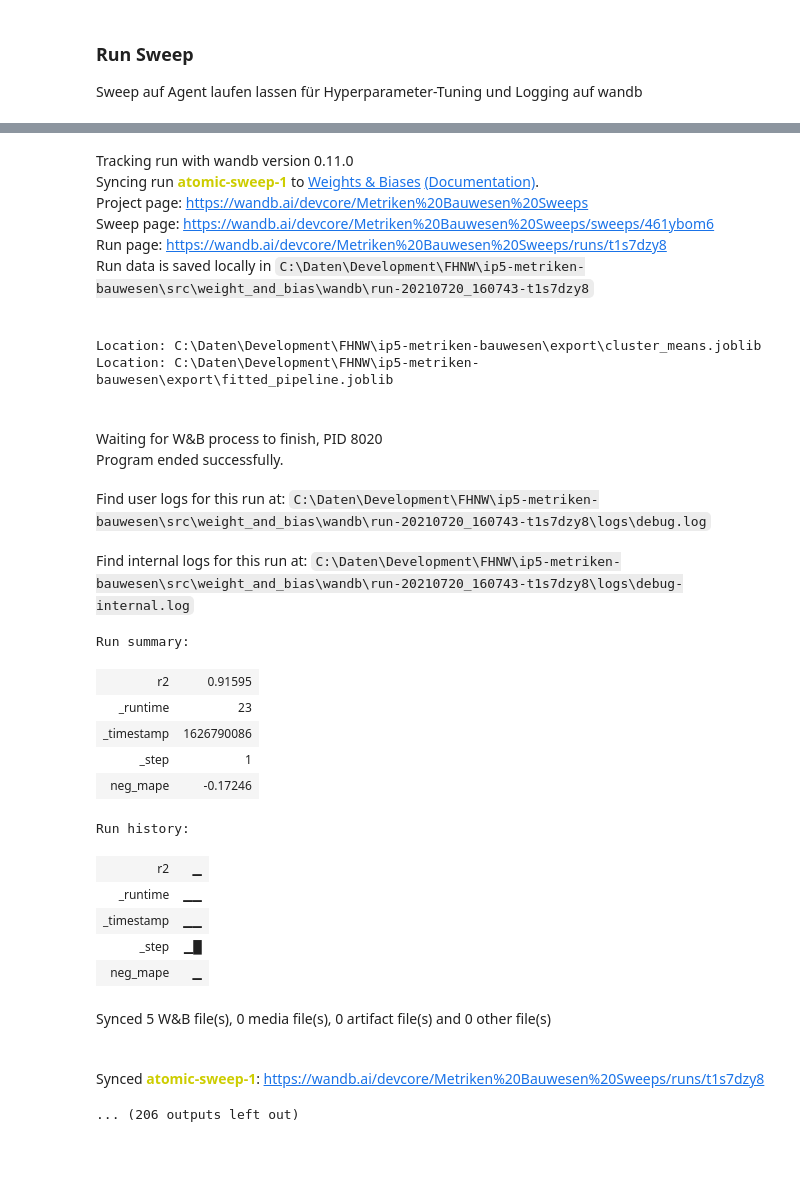
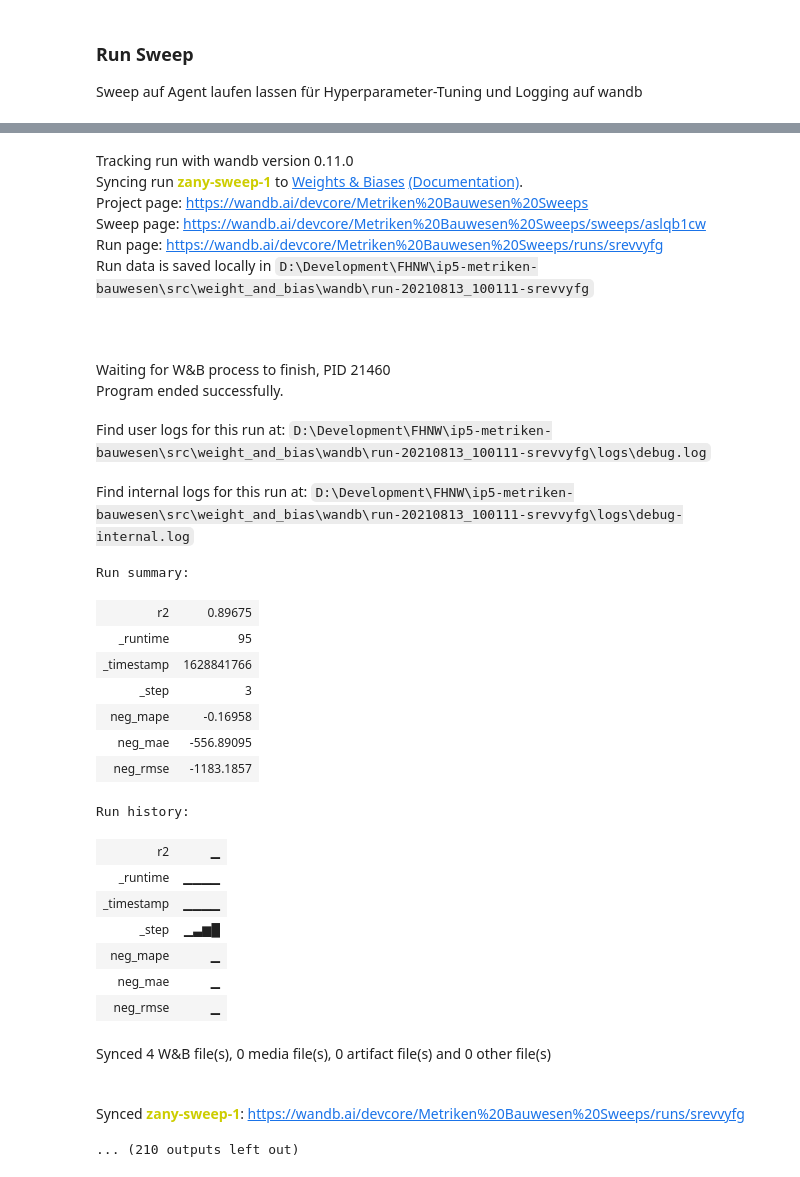
Before and after one commit to FHNW-RW/ip5-metriken-bauwesen, a Jupyter notebook: src/weight_and_bias/wandb-tuning.ipynb, the cells around one changed output, grey strips where cells are left out. Saved outputs shown, nothing was run; the diff lists cells and outputs as text; code cells hidden in the pictures.

```diff
--- a/src/weight_and_bias/wandb-tuning.ipynb
+++ b/src/weight_and_bias/wandb-tuning.ipynb
@@ -10,11 +10,11 @@ import wandb
 wandb.login()
 
 sweep_config = {
-  'name' : 'GradientBoosting-soft-rain-64-grenze',
+  'name' : 'GradientBoosting-Loss-NF-LAD',
   'method' : 'random',
   'parameters' : {
     'n_estimators' : {
-      'values' : [512, 768, 1024, 1536, 2048]
+      'values' : [256, 512, 768, 1024]
     },
     'learning_rate' :{
       'min': 0.01,
@@ -25,10 +25,10 @@ sweep_config = {
       'max': 0.85
     },
     'max_depth' :{
-      'values' : [10,11,12,15,18,20,30]
+      'values' : [4, 5, 6, 7, 8, 10, 12]
     },
     'min_samples_split' :{
-      'values' : [4, 5, 6, 8, 10, 15]
+      'values' : [4, 5, 6, 8, 10]
     }
   }
 }
@@ -51,15 +51,16 @@ import src.package.ml_helper as ml_helper
 import src.package.importer_usages as imp_usg
 from numpy import mean
 
+# load dataset
+df = im.get_extended_dataset('../package/datasets/train_set.csv')
+df, usage_types = imp_usg.extract_usage_details(df, highest_only=True, combine_garages=True)
+df = ml_helper.remove_outliers(df, factor=2.3)
+
+X, y = ml_helper.ml_dataset_full(df, field_to_predict=c.FIELD_AREA_USAGE, additional_features=[c.FIELD_AREA_TOTAL_FLOOR_416])
+
 def train():
-    config = {'model': 'GradientBoost', 'run': 'fanciful-snowball-68'}
+    config = {'model': 'GradientBoost', 'run': 'none'}
     with wandb.init(config=config):
-        # load dataset
-        df = im.get_extended_dataset('../package/datasets/train_set.csv')
-        df, usage_types = imp_usg.extract_usage_details(df, highest_only=True, combine_garages=True)
-        df = ml_helper.remove_outliers(df, factor=2.3)
-
-        X, y = ml_helper.ml_dataset_full(df, additional_features=[c.FIELD_AREA_TOTAL_FLOOR_416])
 
         # model with hyperparameter
         config = wandb.config
@@ -68,13 +69,16 @@ def train():
                                          subsample=config.subsample,
                                          n_estimators=config.n_estimators,
                                          max_depth=config.max_depth,
-                                         min_samples_split=config.min_samples_split,)
+                                         min_samples_split=config.min_samples_split,
+                                         loss='lad')
 
         # evaluate with cv and log to wandb
         cv=RepeatedKFold(n_splits=5, n_repeats=3, random_state=0)
-        scores = cross_validate(regr, X, y, cv=cv, scoring=['r2', 'neg_mean_absolute_percentage_error'])
+        scores = cross_validate(regr, X, y, cv=cv, scoring=['r2', 'neg_mean_absolute_percentage_error', 'neg_mean_absolute_error', 'neg_root_mean_squared_error'])
         wandb.log({'r2': mean(scores['test_r2'])})
         wandb.log({'neg_mape': mean(scores['test_neg_mean_absolute_percentage_error'])})
+        wandb.log({'neg_mae': mean(scores['test_neg_mean_absolute_error'])})
+        wandb.log({'neg_rmse': mean(scores['test_neg_root_mean_squared_error'])})
 
-wandb.agent(sweep_id, train, count=200)
+wandb.agent(sweep_id, train, count=100)
 # %% [output]
@@ -87,27 +104,29 @@ wandb:  subsample: 0.8184520482870505
 Tracking run with wandb version 0.11.0
-Syncing run atomic-sweep-1 to Weights & Biases (Documentation).
+Syncing run zany-sweep-1 to Weights & Biases (Documentation).
 Project page: https://wandb.ai/devcore/Metriken%20Bauwesen%20Sweeps
-Sweep page: https://wandb.ai/devcore/Metriken%20Bauwesen%20Sweeps/sweeps/461ybom6
-Run page: https://wandb.ai/devcore/Metriken%20Bauwesen%20Sweeps/runs/t1s7dzy8
-Run data is saved locally in C:\Daten\Development\FHNW\ip5-metriken-bauwesen\src\weight_and_bias\wandb\run-20210720_160743-t1s7dzy8
+Sweep page: https://wandb.ai/devcore/Metriken%20Bauwesen%20Sweeps/sweeps/aslqb1cw
+Run page: https://wandb.ai/devcore/Metriken%20Bauwesen%20Sweeps/runs/srevvyfg
+Run data is saved locally in D:\Development\FHNW\ip5-metriken-bauwesen\src\weight_and_bias\wandb\run-20210813_100111-srevvyfg
-Location: C:\Daten\Development\FHNW\ip5-metriken-bauwesen\export\cluster_means.joblib
-Location: C:\Daten\Development\FHNW\ip5-metriken-bauwesen\export\fitted_pipeline.joblib
-Waiting for W&B process to finish, PID 8020
+Waiting for W&B process to finish, PID 21460
 Program ended successfully.
-Find user logs for this run at: C:\Daten\Development\FHNW\ip5-metriken-bauwesen\src\weight_and_bias\wandb\run-20210720_160743-t1s7dzy8\logs\debug.log
+Find user logs for this run at: D:\Development\FHNW\ip5-metriken-bauwesen\src\weight_and_bias\wandb\run-20210813_100111-srevvyfg\logs\debug.log
-Find internal logs for this run at: C:\Daten\Development\FHNW\ip5-metriken-bauwesen\src\weight_and_bias\wandb\run-20210720_160743-t1s7dzy8\logs\debug-internal.log
+Find internal logs for this run at: D:\Development\FHNW\ip5-metriken-bauwesen\src\weight_and_bias\wandb\run-20210813_100111-srevvyfg\logs\debug-internal.log
 Run summary:
-| r2 | 0.91595 |
-| _runtime | 23 |
-| _timestamp | 1626790086 |
-| _step | 1 |
-| neg_mape | -0.17246 |
+| r2 | 0.89675 |
+| _runtime | 95 |
+| _timestamp | 1628841766 |
+| _step | 3 |
+| neg_mape | -0.16958 |
+| neg_mae | -556.89095 |
+| neg_rmse | -1183.1857 |
 Run history:
 | r2 | ▁ |
-| _runtime | ▁▁ |
-| _timestamp | ▁▁ |
-| _step | ▁█ |
+| _runtime | ▁▁▁▁ |
+| _timestamp | ▁▁▁▁ |
+| _step | ▁▃▆█ |
 | neg_mape | ▁ |
+| neg_mae | ▁ |
+| neg_rmse | ▁ |
-Synced 5 W&B file(s), 0 media file(s), 0 artifact file(s) and 0 other file(s)
+Synced 4 W&B file(s), 0 media file(s), 0 artifact file(s) and 0 other file(s)
-Synced atomic-sweep-1: https://wandb.ai/devcore/Metriken%20Bauwesen%20Sweeps/runs/t1s7dzy8
+Synced zany-sweep-1: https://wandb.ai/devcore/Metriken%20Bauwesen%20Sweeps/runs/srevvyfg
-... (206 outputs left out)
+... (210 outputs left out)
```
Also changed, not shown: parts of 2 cells of this notebook, 6 other files.
